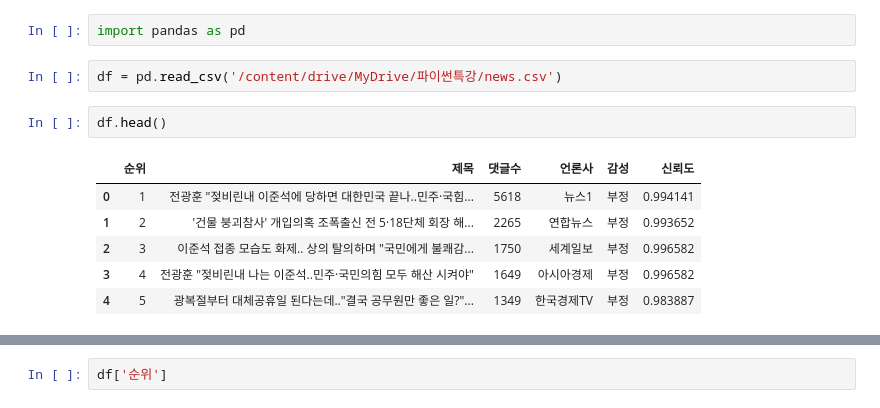
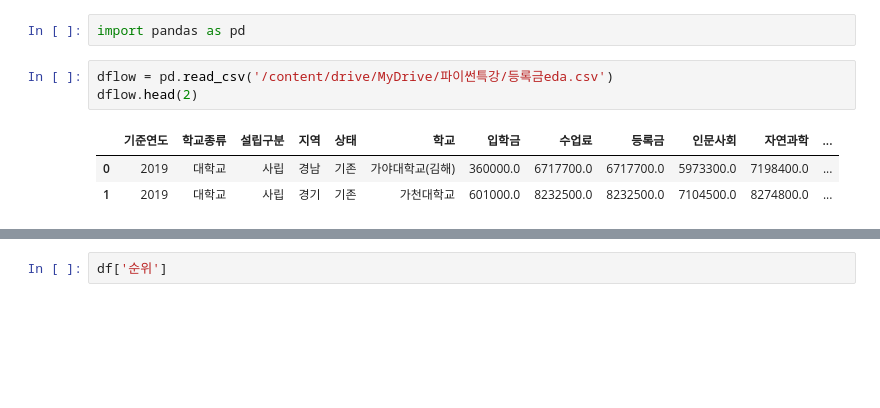
Before and after one commit to YooSangH0/2021_codelab, a Jupyter notebook: 04_codelab4_seaborn.ipynb, the cells around one changed output, grey strips where cells are left out. Cells and saved outputs as stored; diff of their text form; blank space fills up the shorter version.

```diff
--- a/04_codelab4_seaborn.ipynb
+++ b/04_codelab4_seaborn.ipynb
@@ -72,13 +72,9 @@ Mounted at /content/drive
 # %%
 import pandas as pd
 # %%
-df = pd.read_csv('/content/drive/MyDrive/파이썬특강/news.csv')
+dflow = pd.read_csv('/content/drive/MyDrive/파이썬특강/등록금eda.csv')
+dflow.head(2)
+# %% [output]
+|  | 기준연도 | 학교종류 | 설립구분 | 지역 | 상태 | 학교 | 입학금 | 수업료 | 등록금 | 인문사회 | 자연과학 | ... |
+| 0 | 2019 | 대학교 | 사립 | 경남 | 기존 | 가야대학교(김해) | 360000.0 | 6717700.0 | 6717700.0 | 5973300.0 | 7198400.0 | ... |
+| 1 | 2019 | 대학교 | 사립 | 경기 | 기존 | 가천대학교 | 601000.0 | 8232500.0 | 8232500.0 | 7104500.0 | 8274800.0 | ... |
-# %%
-df.head()
-# %% [output]
-|  | 순위 | 제목 | 댓글수 | 언론사 | 감성 | 신뢰도 |
-| 0 | 1 | 전광훈 "젖비린내 이준석에 당하면 대한민국 끝나..민주·국힘... | 5618 | 뉴스1 | 부정 | 0.994141 |
-| 1 | 2 | '건물 붕괴참사' 개입의혹 조폭출신 전 5·18단체 회장 해... | 2265 | 연합뉴스 | 부정 | 0.993652 |
-| 2 | 3 | 이준석 접종 모습도 화제.. 상의 탈의하며 "국민에게 불쾌감... | 1750 | 세계일보 | 부정 | 0.996582 |
-| 3 | 4 | 전광훈 "젖비린내 나는 이준석..민주·국민의힘 모두 해산 시켜야" | 1649 | 아시아경제 | 부정 | 0.996582 |
-| 4 | 5 | 광복절부터 대체공휴일 된다는데.."결국 공무원만 좋은 일?"... | 1349 | 한국경제TV | 부정 | 0.983887 |
```
Also changed, not shown: parts of 4 cells of this notebook.
